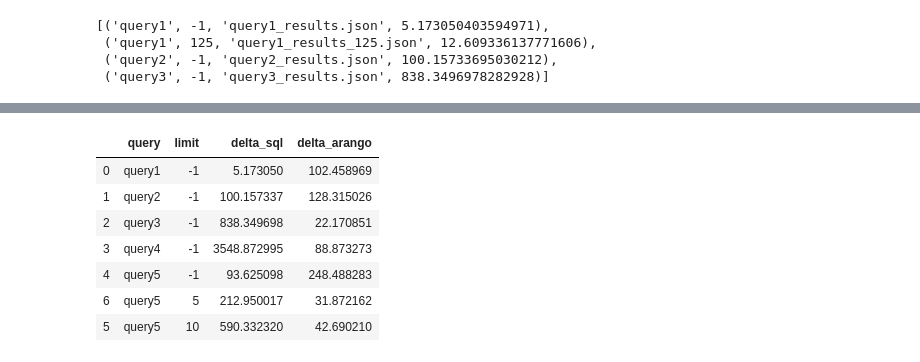
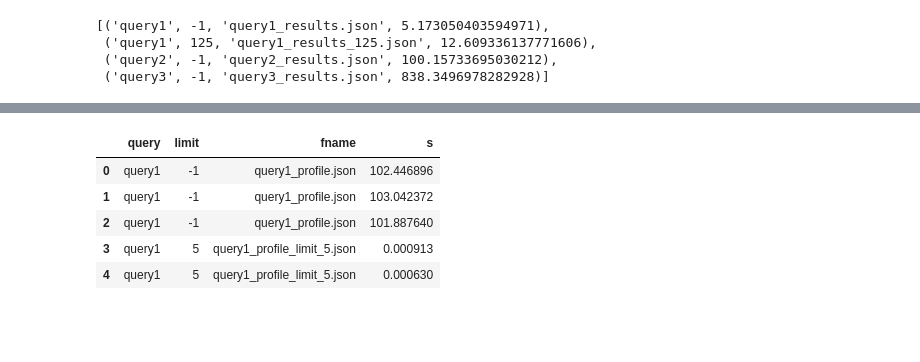
Before and after one commit to alexander-belikov/wos_arango_ingest, a Jupyter notebook: notebooks/plot_times_mysql.ipynb, the cells around one changed output, grey strips where cells are left out. Drawn from its saved outputs; the diff is of its cells as text; code cells hidden in the pictures; blank space fills up the shorter version.

```diff
--- a/notebooks/plot_times_mysql.ipynb
+++ b/notebooks/plot_times_mysql.ipynb
@@ -105,0 +94,17 @@ dfa
+# %%
+data = []
+
+for item in dfa.itertuples():
+    lst = item[-1]
+    for x in lst:
+        data.append(list(item[1:-1]) + [x])
+
+dfau = pd.DataFrame(data, columns=dfa.columns)
+dfau.head()
+# %% [output]
+|  | query | limit | fname | s |
+| 0 | query1 | -1 | query1_profile.json | 102.446896 |
+| 1 | query1 | -1 | query1_profile.json | 103.042372 |
+| 2 | query1 | -1 | query1_profile.json | 101.887640 |
+| 3 | query1 | 5 | query1_profile_limit_5.json | 0.000913 |
+| 4 | query1 | 5 | query1_profile_limit_5.json | 0.000630 |
@@ -109,11 +116,0 @@ df0 = pd.merge(dfs[['query', 'limit', 'delta']], dfa[['query', 'limit', 'delta']
-# %%
-df0
-# %% [output]
-|  | query | limit | delta_sql | delta_arango |
-| 0 | query1 | -1 | 5.173050 | 102.458969 |
-| 1 | query2 | -1 | 100.157337 | 128.315026 |
-| 2 | query3 | -1 | 838.349698 | 22.170851 |
-| 3 | query4 | -1 | 3548.872995 | 88.873273 |
-| 4 | query5 | -1 | 93.625098 | 248.488283 |
-| 6 | query5 | 5 | 212.950017 | 31.872162 |
-| 5 | query5 | 10 | 590.332320 | 42.690210 |
```
Also changed, not shown: parts of 12 cells of this notebook, 1 other file.
